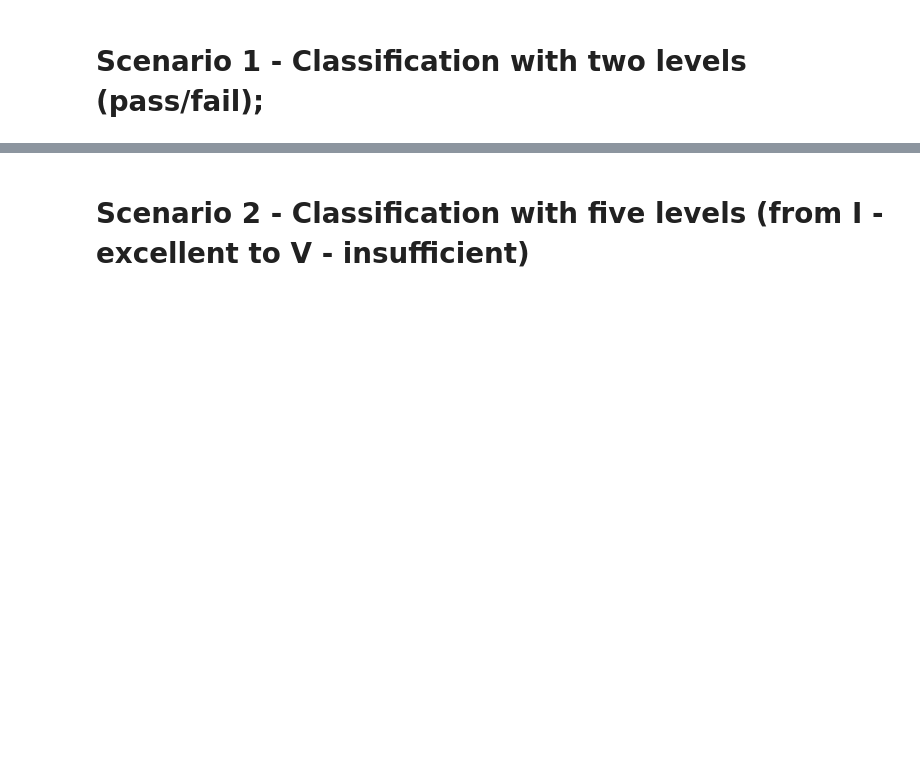
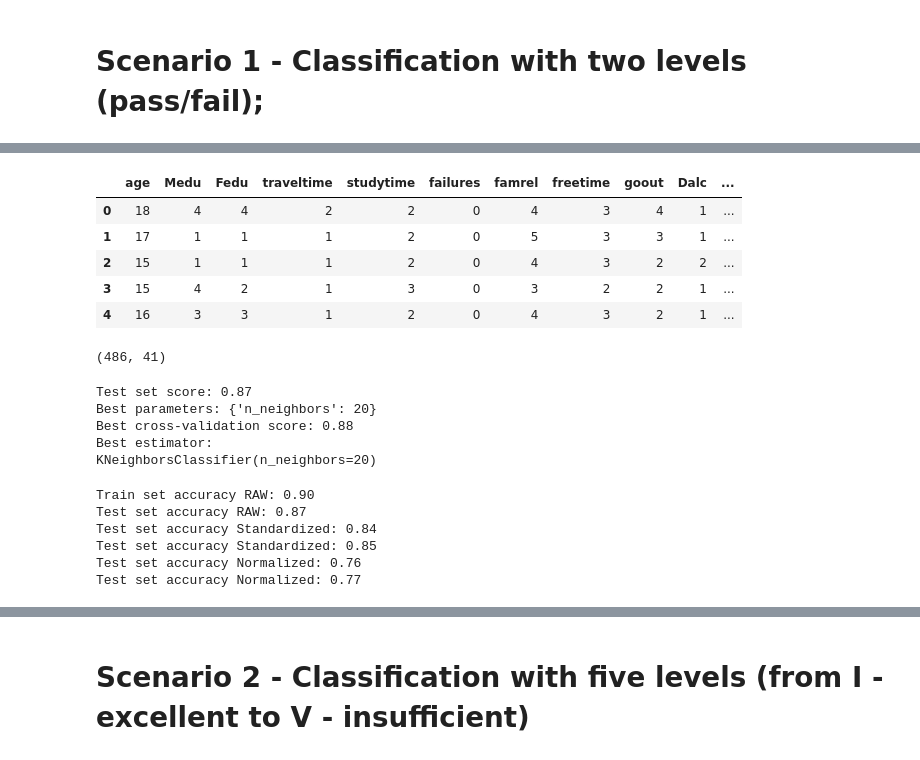
Before and after one commit to stephyap/ph1978L_finalproject, a Jupyter notebook: ph1978L_finalproject.ipynb, the cells around one changed output, grey strips where cells are left out. Saved outputs shown, nothing was run; the diff lists cells and outputs as text; code cells hidden in the pictures; blank space fills up the shorter version.

```diff
--- a/ph1978L_finalproject.ipynb
+++ b/ph1978L_finalproject.ipynb
@@ -65,3 +106,13 @@ df1.dtypes
 # %%
 X = df1.drop(['G3', 'G3_pass_fail'], axis=1) # exclude independent variables
 y = df1['G3_pass_fail']  # only include dependent variable data
+# %%
+df1_dummy = pd.get_dummies(data=df1, drop_first=True)
+df1_dummy.head(5)
+# %% [output]
+|  | age | Medu | Fedu | traveltime | studytime | failures | famrel | freetime | goout | Dalc | ... |
+| 0 | 18 | 4 | 4 | 2 | 2 | 0 | 4 | 3 | 4 | 1 | ... |
+| 1 | 17 | 1 | 1 | 1 | 2 | 0 | 5 | 3 | 3 | 1 | ... |
+| 2 | 15 | 1 | 1 | 1 | 2 | 0 | 4 | 3 | 2 | 2 | ... |
+| 3 | 15 | 4 | 2 | 1 | 3 | 0 | 3 | 2 | 2 | 1 | ... |
+| 4 | 16 | 3 | 3 | 1 | 2 | 0 | 4 | 3 | 2 | 1 | ... |
@@ -67,0 +148,47 @@ y = df1['G3_pass_fail']  # only include dependent variable data
+# %%
+X_train.shape
+# %% [output]
+(486, 41)
+# %%
+# KNN
+from sklearn.neighbors import KNeighborsClassifier
+param_grid = {"n_neighbors":[10,20,50,100,200,300]}
+grid_search = GridSearchCV(KNeighborsClassifier(), param_grid, cv=5, return_train_score=True, n_jobs=-1)
+grid_search.fit(X_train, y_train)
+
+
+#score on test set
+print("Test set score: {:.2f}".format(grid_search.score(X_test, y_test)))
+
+#best parameters that were found
+print("Best parameters: {}".format(grid_search.best_params_))
+#best cross-validation accuracy (the mean accuracy over the different splits for this parameter setting)
+print("Best cross-validation score: {:.2f}".format(grid_search.best_score_))
+#access the actual model that was found (look at coefficients or feature importances)
+print("Best estimator:\n{}".format(grid_search.best_estimator_))
+# %% [output]
+Test set score: 0.87
+Best parameters: {'n_neighbors': 20}
+Best cross-validation score: 0.88
+Best estimator:
+KNeighborsClassifier(n_neighbors=20)
+# %%
+knn = KNeighborsClassifier(n_neighbors = 20)
+knn.fit(X_train, y_train)
+print("Train set accuracy RAW: {:.2f}".format(knn.score(X_train, y_train)))
+print("Test set accuracy RAW: {:.2f}".format(knn.score(X_test, y_test)))
+
+knn.fit(X_train_stand, y_train)
+print("Test set accuracy Standardized: {:.2f}".format(knn.score(X_train_stand, y_train)))
+print("Test set accuracy Standardized: {:.2f}".format(knn.score(X_test_stand, y_test)))
+
+knn.fit(X_train_norm, y_train)
+print("Test set accuracy Normalized: {:.2f}".format(knn.score(X_train_norm, y_train)))
+print("Test set accuracy Normalized: {:.2f}".format(knn.score(X_test_norm, y_test)))
+# %% [output]
+Train set accuracy RAW: 0.90
+Test set accuracy RAW: 0.87
+Test set accuracy Standardized: 0.84
+Test set accuracy Standardized: 0.85
+Test set accuracy Normalized: 0.76
+Test set accuracy Normalized: 0.77
```
Also changed, not shown: parts of 18 cells of this notebook, 1 other file.
